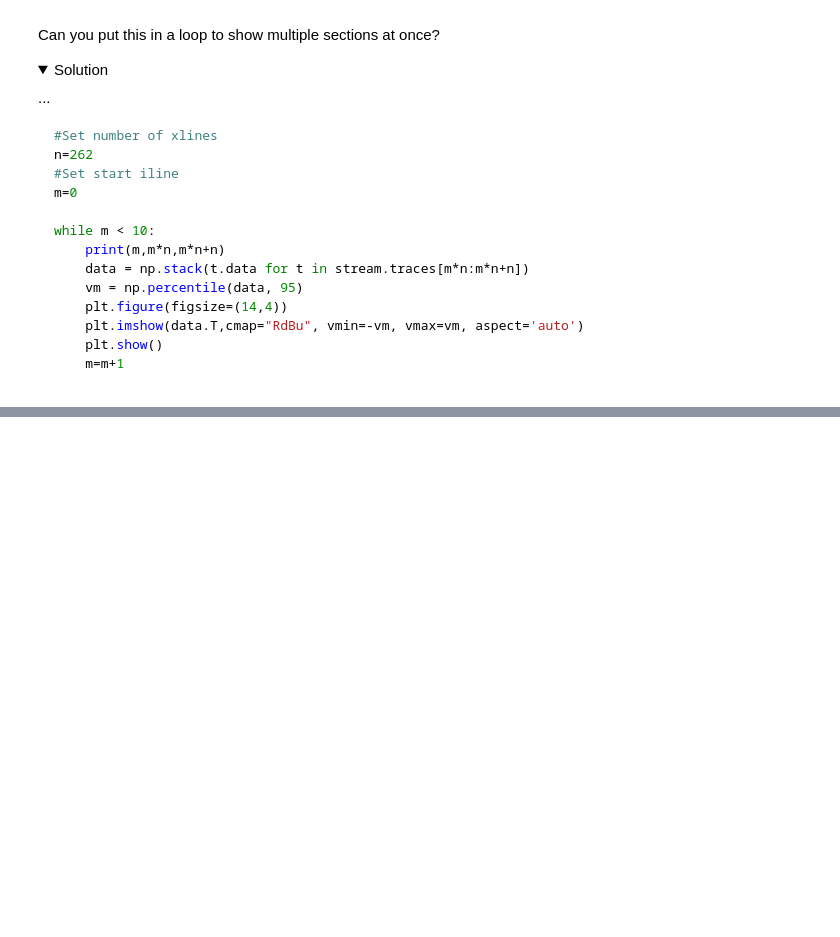
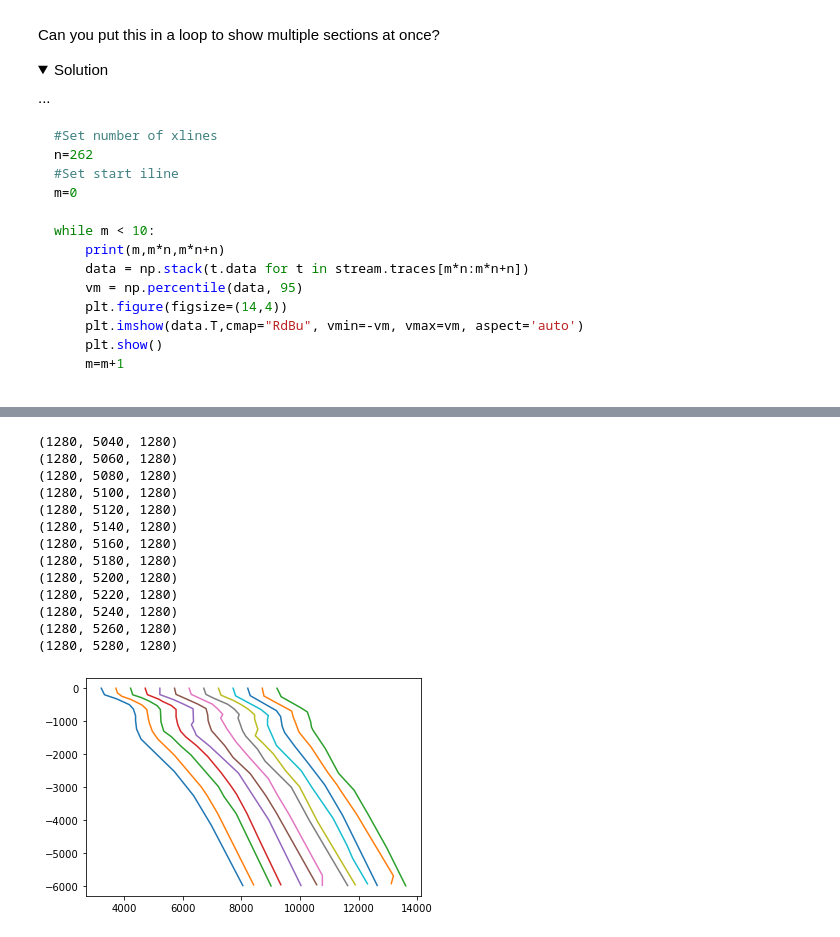
Before and after one commit to Sydney-Informatics-Hub/geopython, a Jupyter notebook: _ipynb/01b-dataframes.ipynb, the cells around one changed output, grey strips where cells are left out. Saved outputs shown, nothing was run; the diff lists cells and outputs as text; code cells hidden in the pictures; folded sections open; blank space fills up the shorter version.

```diff
--- a/_ipynb/01b-dataframes.ipynb
+++ b/_ipynb/01b-dataframes.ipynb
@@ -870,0 +1002,5 @@ while m < 10:
+# %%
+#Convert the python "list" type to Pandas dataframe
+df=pd.DataFrame(velf)
+#Set the names of the columns
+df.columns=['LINE','xline3d','binx','biny','inline3d','t','vt']
@@ -870,0 +1023,31 @@ while m < 10:
+# %%
+#Now, make some plots...
+#One way to do this, is to
+#make a 'group' for each unique seismic line
+groups=df.groupby(['LINE','xline3d','inline3d'])
+# %%
+#Make plots by certain groupings
+
+#Add a value to spread out the data nicely
+i=0
+for name,grp in groups:
+
+    if name[2]==1280:
+        print(name)
+        plt.plot(grp.vt+i,-grp.t)
+        i+=500
+# %% [output]
+(1280, 5040, 1280)
+(1280, 5060, 1280)
+(1280, 5080, 1280)
+(1280, 5100, 1280)
+(1280, 5120, 1280)
+(1280, 5140, 1280)
+(1280, 5160, 1280)
+(1280, 5180, 1280)
+(1280, 5200, 1280)
+(1280, 5220, 1280)
+(1280, 5240, 1280)
+(1280, 5260, 1280)
+(1280, 5280, 1280)
+[figure, added]
```
Also changed, not shown: parts of 20 cells of this notebook, 27 other files.
